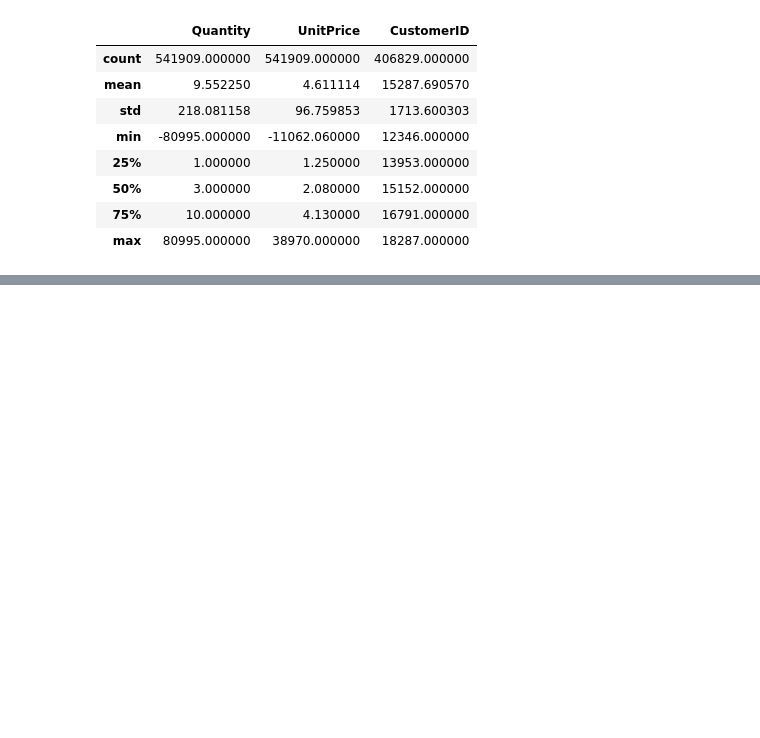
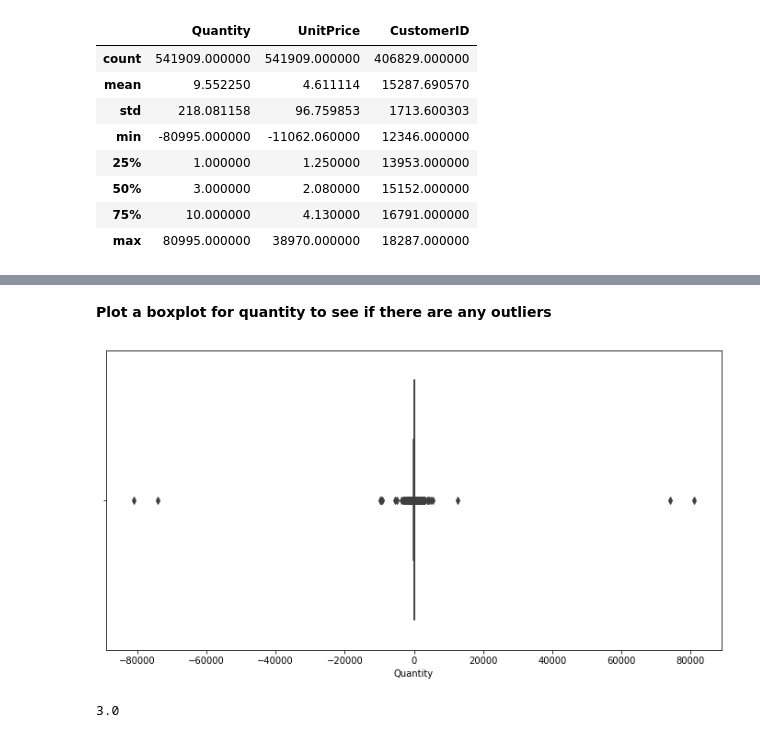
Before and after one commit to NusratJahanTania/CIND820_Online-Retail_project, a Jupyter notebook: Online_Retail.ipynb, the cells around one changed output, grey strips where cells are left out. Cells and saved outputs as stored; diff of their text form; code cells hidden in the pictures; blank space fills up the shorter version.

```diff
--- a/Online_Retail.ipynb
+++ b/Online_Retail.ipynb
@@ -82,0 +213,13 @@ profile.to_file(output_file='Online_Retail.html')
+# %% [markdown]
+**Plot a boxplot for quantity to see if there are any outliers**
+# %%
+plt.subplots(figsize = (12, 6))
+quantity = sns.boxplot(online_retail_df.Quantity)
+# %% [output]
+[figure, added]
+# %%
+from numpy.lib.function_base import median
+median_qnt = online_retail_df['Quantity'].median()
+median_qnt
+# %% [output]
+3.0
```
Also changed, not shown: parts of 69 cells of this notebook.
